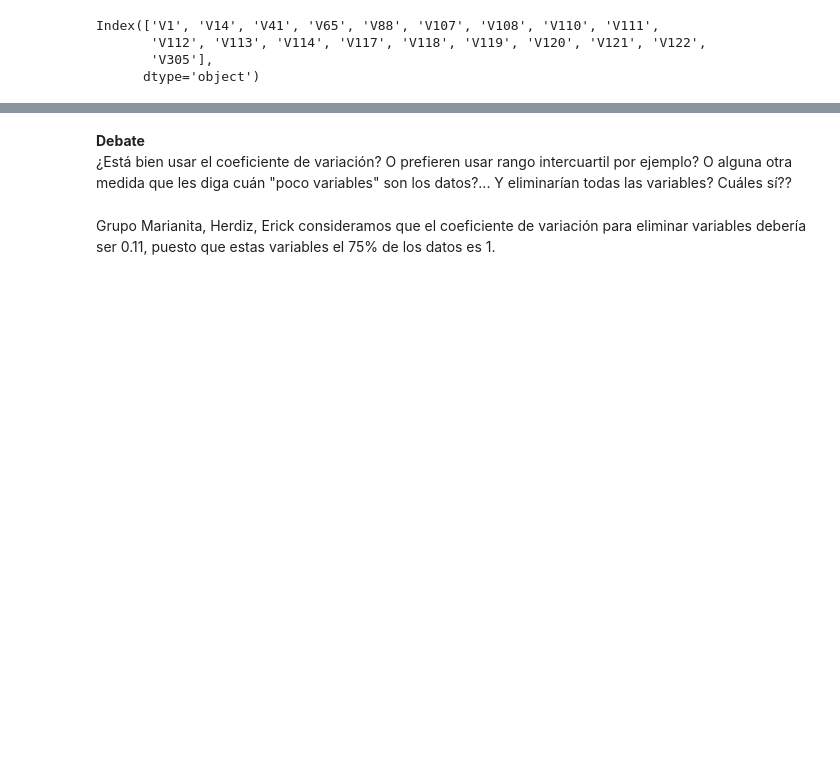
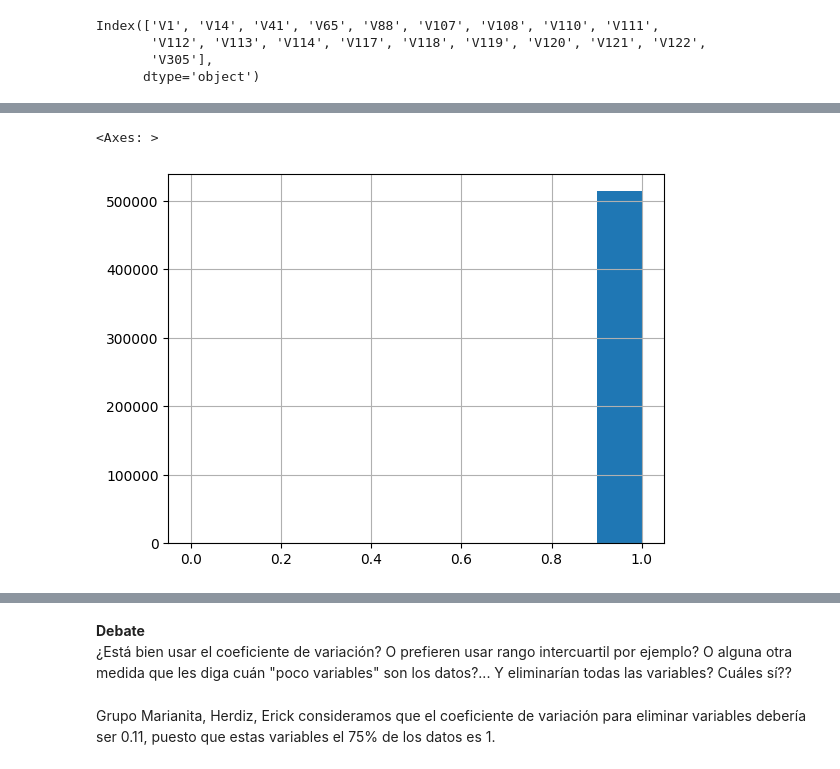
Before and after one commit to nestormontano/PrDS_2023_01_IEEE_Deteccion_Fraude, a Jupyter notebook: Scripts/IEEE_Deteccion_Fraude__EDA.ipynb, the cells around one changed output, grey strips where cells are left out. Drawn from its saved outputs; the diff is of its cells as text; code cells hidden in the pictures; blank space fills up the shorter version.

```diff
--- a/Scripts/IEEE_Deteccion_Fraude__EDA.ipynb
+++ b/Scripts/IEEE_Deteccion_Fraude__EDA.ipynb
@@ -721,0 +719,5 @@ train['V108'].plot()
+# %%
+train['V14'].hist()
+# %% [output]
+<Axes: >
+[figure, added]
```
Also changed, not shown: parts of 26 cells of this notebook.
